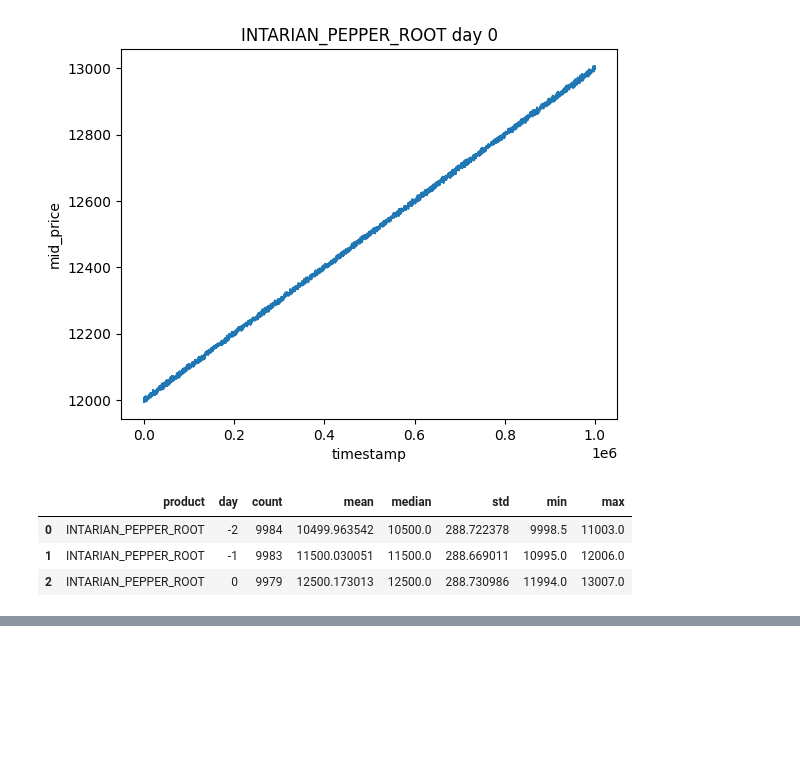
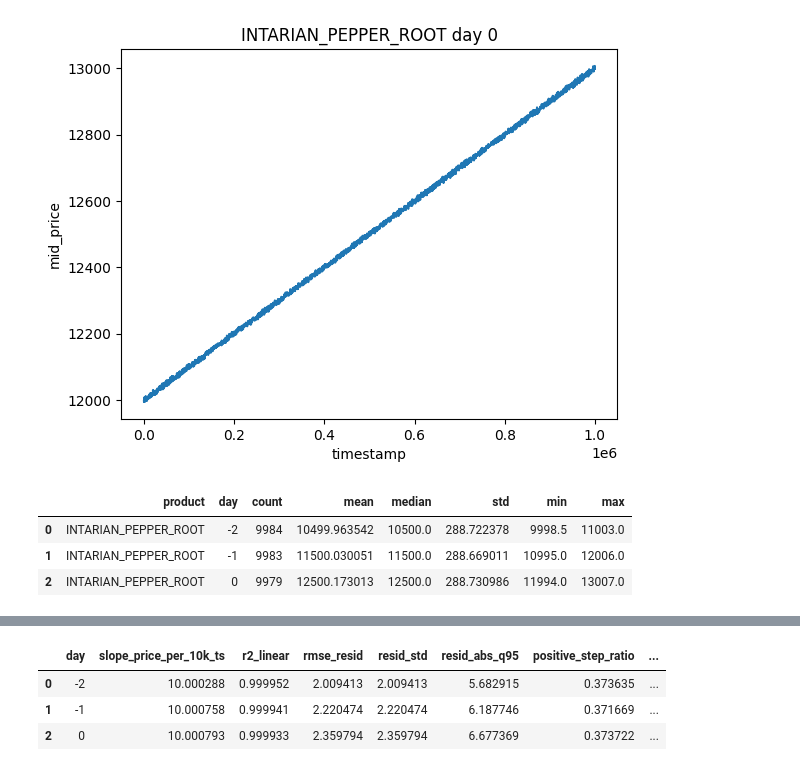
Before and after one commit to EricLuGHub/data-stream-simulation-lab, a Jupyter notebook: R1/erick/analysis_pepper.ipynb, the cells around one changed output, grey strips where cells are left out. Saved outputs shown, nothing was run; the diff lists cells and outputs as text; code cells hidden in the pictures; blank space fills up the shorter version.

```diff
--- a/R1/erick/analysis_pepper.ipynb
+++ b/R1/erick/analysis_pepper.ipynb
@@ -93,0 +267,21 @@ summary_df
+# %%
+key_cols = [
+    "day",
+    "slope_price_per_10k_ts",
+    "r2_linear",
+    "rmse_resid",
+    "resid_std",
+    "resid_abs_q95",
+    "positive_step_ratio",
+    "step_std",
+    "segment_slope_cv",
+    "outlier_2sigma_rate",
+    "close_to_next_open_gap",
+]
+
+pepper_diag_df[key_cols].round(6)
+# %% [output]
+|  | day | slope_price_per_10k_ts | r2_linear | rmse_resid | resid_std | resid_abs_q95 | positive_step_ratio | ... |
+| 0 | -2 | 10.000288 | 0.999952 | 2.009413 | 2.009413 | 5.682915 | 0.373635 | ... |
+| 1 | -1 | 10.000758 | 0.999941 | 2.220474 | 2.220474 | 6.187746 | 0.371669 | ... |
+| 2 | 0 | 10.000793 | 0.999933 | 2.359794 | 2.359794 | 6.677369 | 0.373722 | ... |
```
Also changed, not shown: parts of 4 cells of this notebook, 9 other files.
